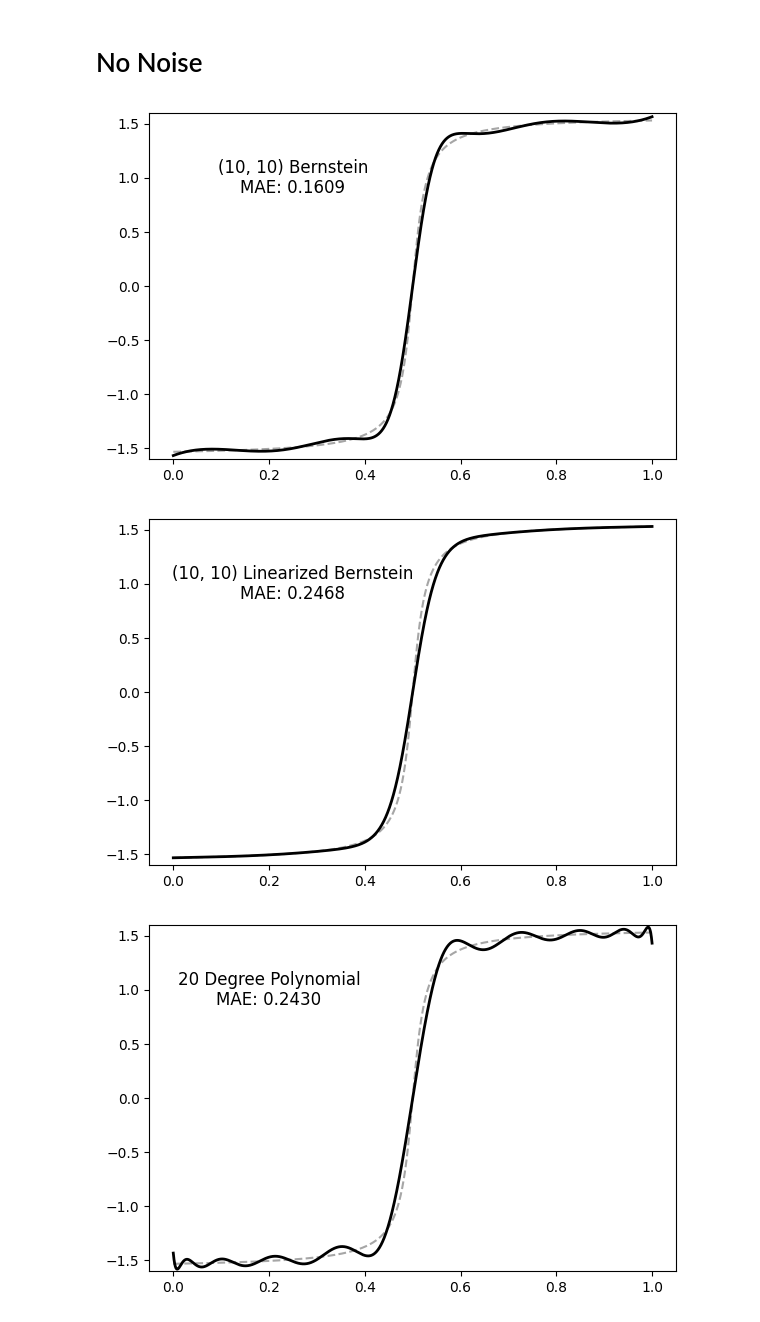
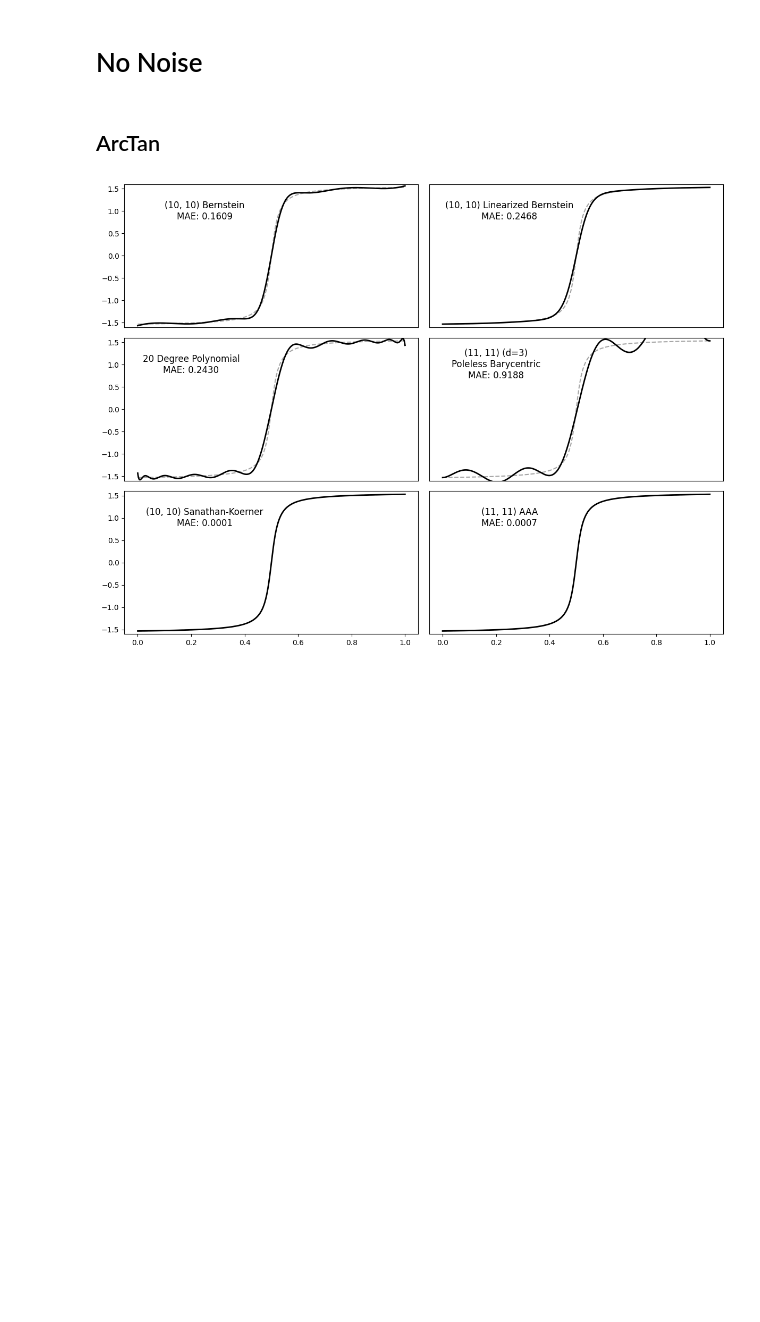
Before and after one commit to infamoussoap/RationalFunctionApproximation, a Jupyter notebook: Plots/Approximator Plots.ipynb, the cells around one changed output. Drawn from its saved outputs; the diff is of its cells as text; code cells hidden in the pictures; blank space fills up the shorter version.

Commit message:
plots are now combined into one

```diff
--- a/Plots/Approximator Plots.ipynb
+++ b/Plots/Approximator Plots.ipynb
@@ -16,6 +16,7 @@ n = 10
 m = n
 
 approximators = {'Bernstein': Bernstein(n, m, max_iter=1000, gamma=0.5),
+                 'Linearized Bernstein': LinearizedBernstein(n, m, max_iter=1000, gamma=0.5),
                  'Polynomial': Bernstein(2 * n, 0),
                  'Poleless Barycentric': PolelessBarycentric(n + 1, m + 1),
                  'Sanathan-Koerner': SKApproximator(n, m),
@@ -95,39 +126,51 @@ approximators = {'Bernstein': Bernstein(n, m, max_iter=1000, gamma=0.5),
                  'Poleless Barycentric': PolelessBarycentric(n + 1, m + 1),
                  'Sanathan-Koerner': SKApproximator(n, m),
                  'AAA': AAAApproximator(n + 1, m + 1)}
+# %% [markdown]
+## ArcTan
 # %%
 f = lambda x: np.arctan(50 * (x - 0.5))
 
 x = np.linspace(0, 1, 1001)
 y = f(x)
 # %%
+plt.figure(figsize=(12, 9))
+
 x_vals = np.linspace(0, 1, 10_001)
 
+i = 1
 for name, approximator in approximators.items():
-    plt.figure(figsize=(6, 4))
+    # plt.figure(figsize=(6, 4))
+    plt.subplot(3, 2, i)
     plt.plot(x, y, '--', alpha=0.7, color='grey')
 
     approximator.fit(x, y)
     mae = np.max(abs(approximator(x) - y))
 
     plt.plot(x_vals, approximator(x_vals), linewidth=2, color='black')
 
     if name == 'Polynomial':
         plt.text(0.2, 1, f"{approximator.n} Degree {name}\nMAE: {mae:.4f}", fontsize=12,
                  horizontalalignment='center', verticalalignment='center')
     elif name == 'Poleless Barycentric':
         plt.text(0.2, 1, f"{approximator.n, approximator.m} (d={approximator.d})\n{name}\nMAE: {mae:.4f}",
                  fontsize=12, horizontalalignment='center', verticalalignment='center')
     else:
         plt.text(0.25, 1, f"{approximator.n, approximator.m} {name}\nMAE: {mae:.4f}", fontsize=12,
                  horizontalalignment='center', verticalalignment='center')
 
     plt.ylim(-1.6, 1.6)
 
+    if i % 2 == 0:
+        plt.yticks([], [])
 
-    plt.tight_layout()
-    plt.savefig(f"{working_folder}/tan_{name}_fits.png", dpi=150)
+    if i <= 4:
+        plt.xticks([], [])
+
+    i += 1
+
+plt.tight_layout()
+# plt.savefig(f"{working_folder}/tan_{name}_fits.png", dpi=150)
+plt.savefig(f"{working_folder}/tan_fits.png", dpi=150)
 # %% [output]
-[figure, old version]
+[figure, new version]
-[figure, removed]
-[figure, removed]
```
Also changed, not shown: parts of 8 cells of this notebook, 17 other files.
